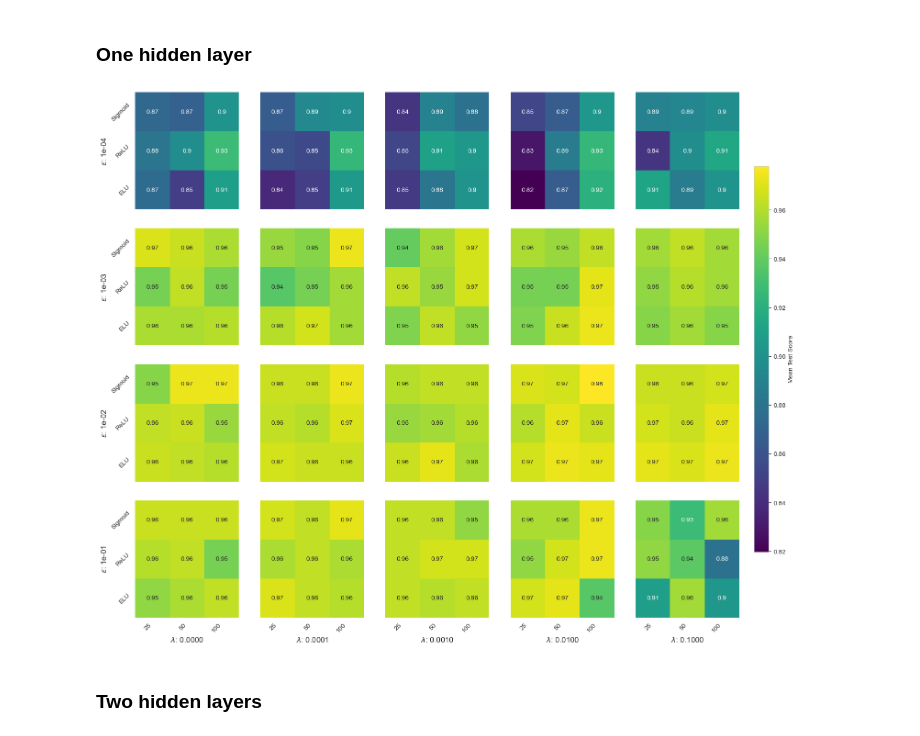
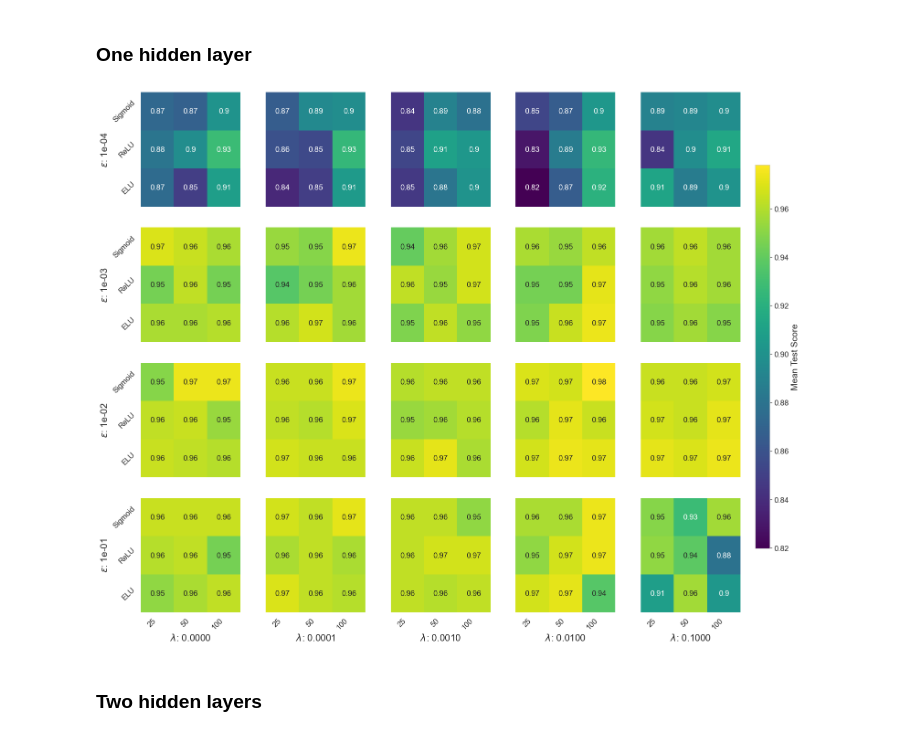
Before and after one commit to MariaFlyAway/Project2_FYS-STK3155, a Jupyter notebook: Code/Neural_Net/plotting_results.ipynb, the cells around one changed output. Saved outputs shown, nothing was run; the diff lists cells and outputs as text; code cells hidden in the pictures.

```diff
--- a/Code/Neural_Net/plotting_results.ipynb
+++ b/Code/Neural_Net/plotting_results.ipynb
@@ -4,6 +4,12 @@ import pandas as pd
 import matplotlib.pyplot as plt
 import seaborn as sns
 from matplotlib.colors import Normalize
+# %%
+sns.set_style('whitegrid')
+sns.set_palette('muted')
+
+plt.rc('xtick', labelsize=12)  # Set x-tick label size
+plt.rc('ytick', labelsize=12)  # Set y-tick label size
 # %% [markdown]
 ## Regression
 # %%
@@ -20,7 +26,7 @@ all_data = []
 for act in activation_funcs:
     epsilon_vs_lambda = regression[(regression['param_model__activations'] == act)]
     epsilon_vs_lambda_array = epsilon_vs_lambda['mean_test_score'].to_numpy().reshape(4, 4)
-    all_data.append(epsilon_vs_lambda_array)
+    all_data.append(-epsilon_vs_lambda_array)
 
 # Find the global min and max for normalization
 vmin = np.min([data.min() for data in all_data])
@@ -43,18 +49,18 @@ for idx, act in enumerate(activation_funcs):
     epsilon_vs_lambda_array = epsilon_vs_lambda['mean_test_score'].to_numpy().reshape(4, 4)
 
     # Plotting the heatmap
-    sns.heatmap(epsilon_vs_lambda_array, ax=axs[idx], cbar=(idx==0), cbar_ax=cbar_ax if (idx==0) else None,
-                norm=norm, annot=True, annot_kws={"fontsize":8}, cmap='viridis')
+    sns.heatmap(-epsilon_vs_lambda_array, ax=axs[idx], cbar=(idx==0), cbar_ax=cbar_ax if (idx==0) else None,
+                norm=norm, annot=True, annot_kws={"fontsize":10}, cmap='viridis_r')
 
     # Adding column and row names for the heatmaps
-    axs[idx].set_xticklabels(col_names, rotation=45, ha='right')
-    axs[idx].set_yticklabels(row_names, rotation=45, ha='right')
+    axs[idx].set_xticklabels(col_names, rotation=45, ha='right', fontsize=12)
+    axs[idx].set_yticklabels(row_names, rotation=45, ha='right', fontsize=12)
 
-    axs[idx].set_xlabel(f'{act_func_name[idx]}')
+    axs[idx].set_xlabel(f'{act_func_name[idx]}', fontsize=14)
 
 # Set colorbar label
 cbar = fig.colorbar(axs[0].collections[0], cax=cbar_ax)
-cbar.set_label('Mean Test Score')
+cbar.set_label('Mean Test Score', fontsize=12)
 
 plt.show()
 # %% [output]
@@ -127,42 +133,42 @@ cbar_ax = fig.add_axes([0.87, 0.15, 0.02, 0.7])     # add axis for colorbar
 # Define row and column names
 row_names = ['Sigmoid', 'ReLU', 'ELU']
 col_names = ['25', '50', '100']
 
 # Plot each smaller heatmap in the larger heatmap cells
 for idx, epsilon in enumerate(epsilon_vals):
     for idy, llambda in enumerate(llambda_vals):
         nodes_vs_activations = one_layer[(one_layer['param_model__epsilon'] == epsilon) & (one_layer['param_model__llambda'] == llambda)]
         nodes_vs_activations_array = nodes_vs_activations['mean_test_score'].to_numpy().reshape(3, 3)
 
         # Plotting the heatmap
         sns.heatmap(nodes_vs_activations_array, ax=axs[idx, idy], cbar=(idx==0 and idy==0), cbar_ax=cbar_ax if (idx==0 and idy==0) else None,
-                    norm=norm, annot=True, cmap='viridis')
+                    norm=norm, annot=True, annot_kws={"fontsize":12}, cmap='viridis')
 
         # Adding column and row names for the heatmaps
         if idx == 3:
-            axs[idx, idy].set_xticklabels(col_names, rotation=45, ha='right')
+            axs[idx, idy].set_xticklabels(col_names, rotation=45, ha='right', fontsize=12)
         else:
             axs[idx, idy].tick_params(left=False, bottom=False)
-            axs[idx, idy].set_xticklabels([], rotation=45, ha='right')
+            axs[idx, idy].set_xticklabels([], rotation=45, ha='right', fontsize=12)
         if idy == 0:
-            axs[idx, idy].set_yticklabels(row_names, rotation=45, ha='right')
+            axs[idx, idy].set_yticklabels(row_names, rotation=45, ha='right', fontsize=12)
         else:
             axs[idx, idy].tick_params(left=False, bottom=False)
-            axs[idx, idy].set_yticklabels([], rotation=45, ha='right')
+            axs[idx, idy].set_yticklabels([], rotation=45, ha='right', fontsize=12)
 
         # Set labels for lambda and epsilon values
         if idy == 0:
-            axs[idx, idy].set_ylabel(rf'$\epsilon$: {epsilon:.0e}', size='large')
+            axs[idx, idy].set_ylabel(rf'$\epsilon$: {epsilon:.0e}', fontsize=15)
         if idx == 3:
-            axs[idx, idy].set_xlabel(rf'$\lambda$: {llambda:.4f}', size='large')
+            axs[idx, idy].set_xlabel(rf'$\lambda$: {llambda:.4f}', fontsize=15)
 
 # Set colorbar label
 cbar = fig.colorbar(axs[0,0].collections[0], cax=cbar_ax)
-cbar.set_label('Mean Test Score')
+cbar.set_label('Mean Test Score', fontsize=14)
 
 plt.show()
 # %% [output]
-[figure, old version]
+[figure, new version]
 # %% [markdown]
 ### Two hidden layers
 # %%
```
Also changed, not shown: parts of 8 cells of this notebook, 8 other files.
